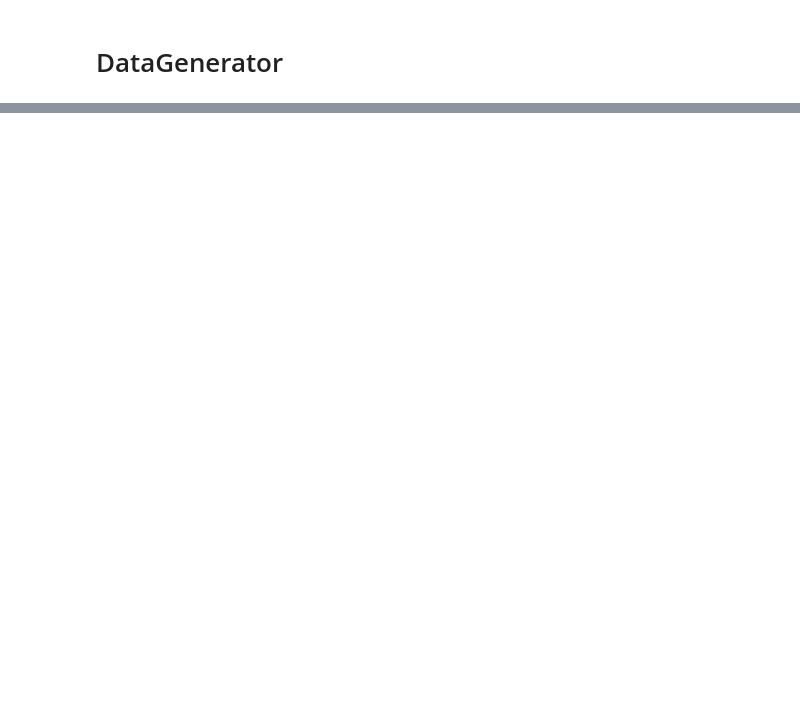
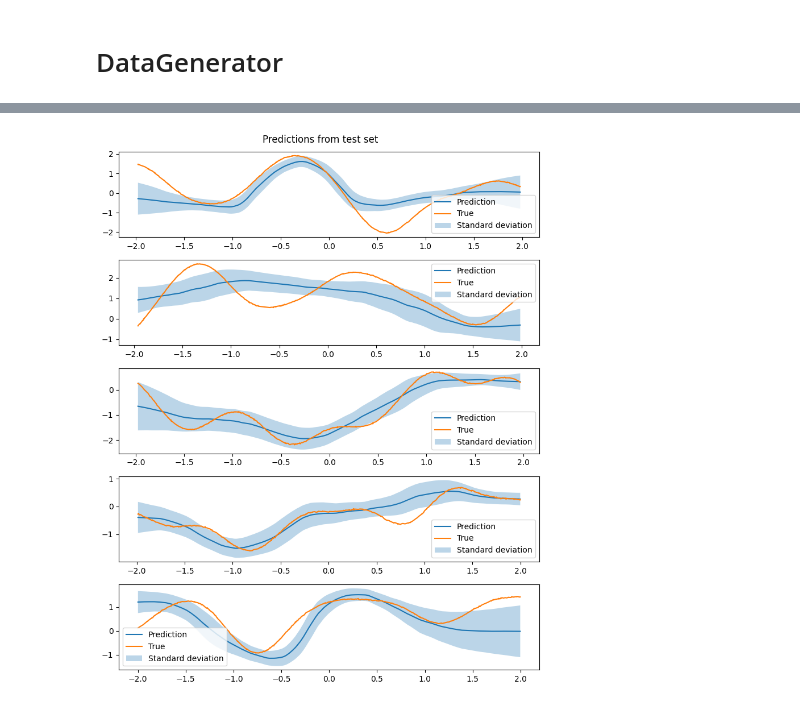
Before and after one commit to tonywu71/neural-processes, a Jupyter notebook: train_cnp_from_arbitrary_gp.ipynb, the cells around one changed output, grey strips where cells are left out. Drawn from its saved outputs; the diff is of its cells as text; code cells hidden in the pictures; blank space fills up the shorter version.

```diff
--- a/train_cnp_from_arbitrary_gp.ipynb
+++ b/train_cnp_from_arbitrary_gp.ipynb
@@ -136,0 +72,3 @@ plot_mean_with_std(X, mean=MEAN, std=STD)
+# %%
+fig = plot_preds_from_ds_test(model, ds_test=data_generator.test_ds, num_samples=5)
+# %% [output]
@@ -136,0 +76 @@ plot_mean_with_std(X, mean=MEAN, std=STD)
+[figure, added]
```
Also changed, not shown: parts of 22 cells of this notebook, 2 other files.
